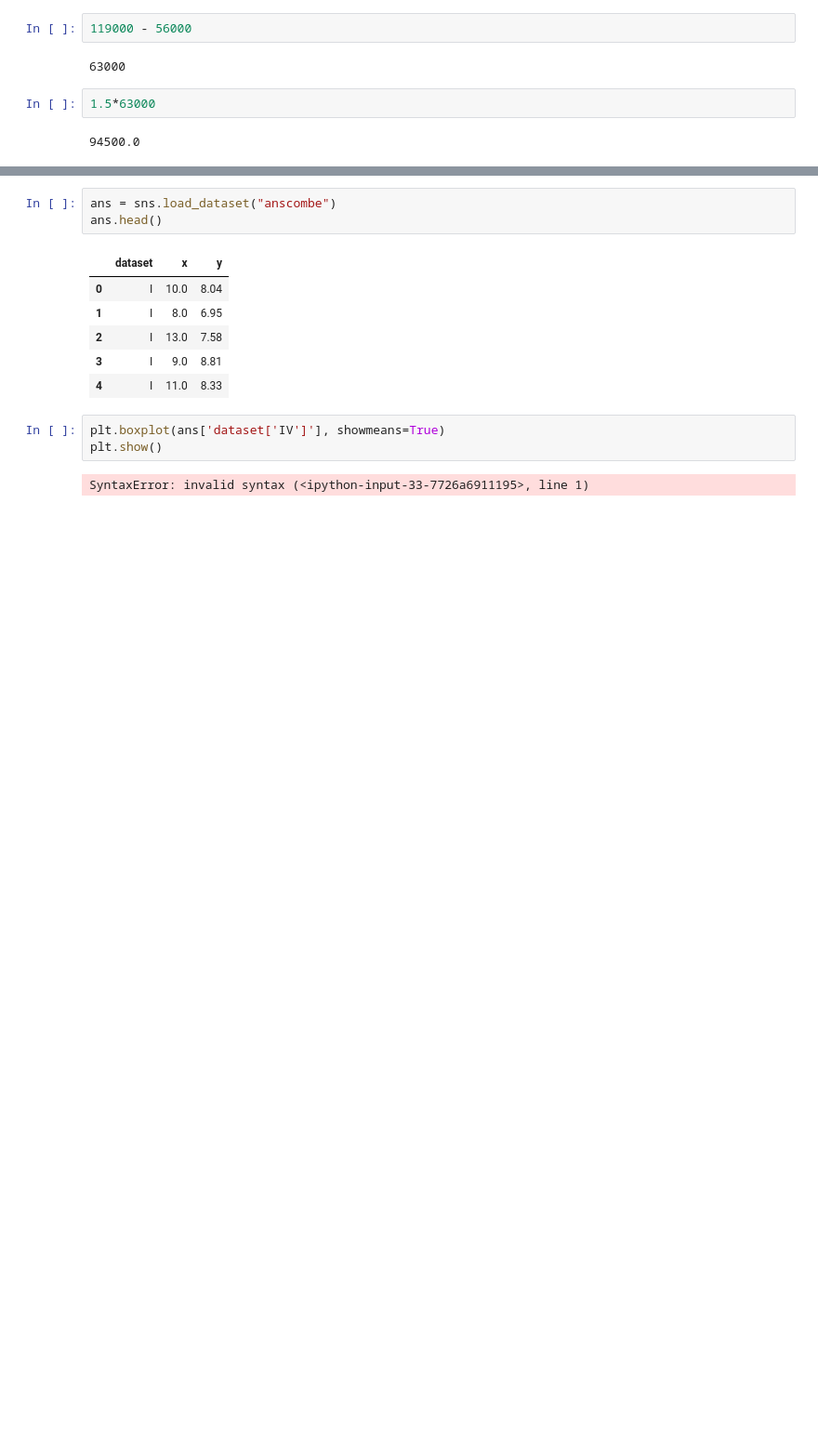
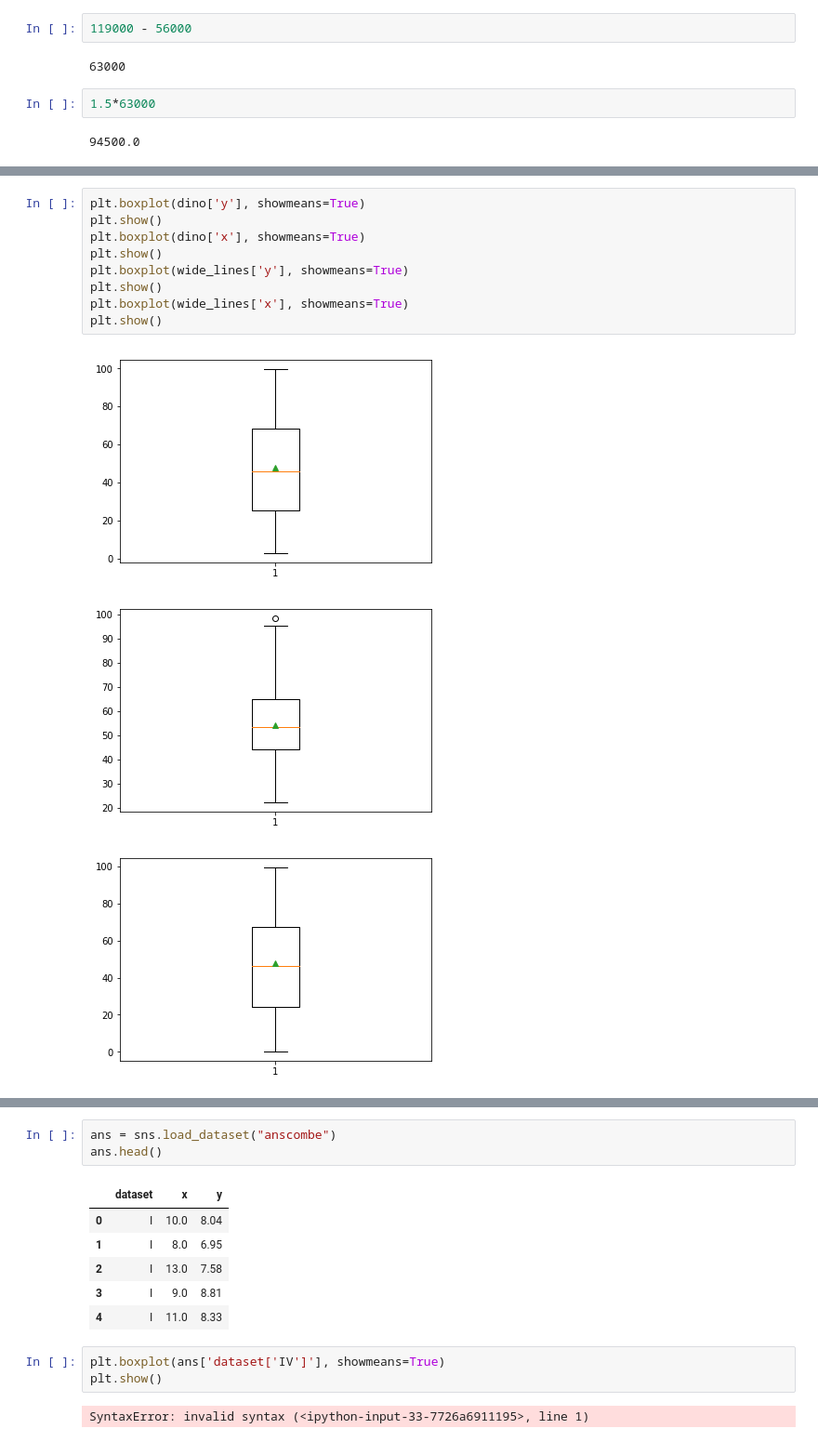
Before and after one commit to dermotkel/fundamentals-project, a Jupyter notebook: Fundamentals - Project.ipynb, the cells around one changed output, grey strips where cells are left out. Shown at 93% size. Saved outputs shown, nothing was run; the diff lists cells and outputs as text; blank space fills up the shorter version.

```diff
--- a/Fundamentals - Project.ipynb
+++ b/Fundamentals - Project.ipynb
@@ -121,0 +184,13 @@ df.describe()
+# %%
+plt.boxplot(dino['y'], showmeans=True)
+plt.show()
+plt.boxplot(dino['x'], showmeans=True)
+plt.show()
+plt.boxplot(wide_lines['y'], showmeans=True)
+plt.show()
+plt.boxplot(wide_lines['x'], showmeans=True)
+plt.show()
+# %% [output]
+[figure, added]
+[figure, added]
+[figure, added]
```
Also changed, not shown: parts of 21 cells of this notebook, 2 other files.
